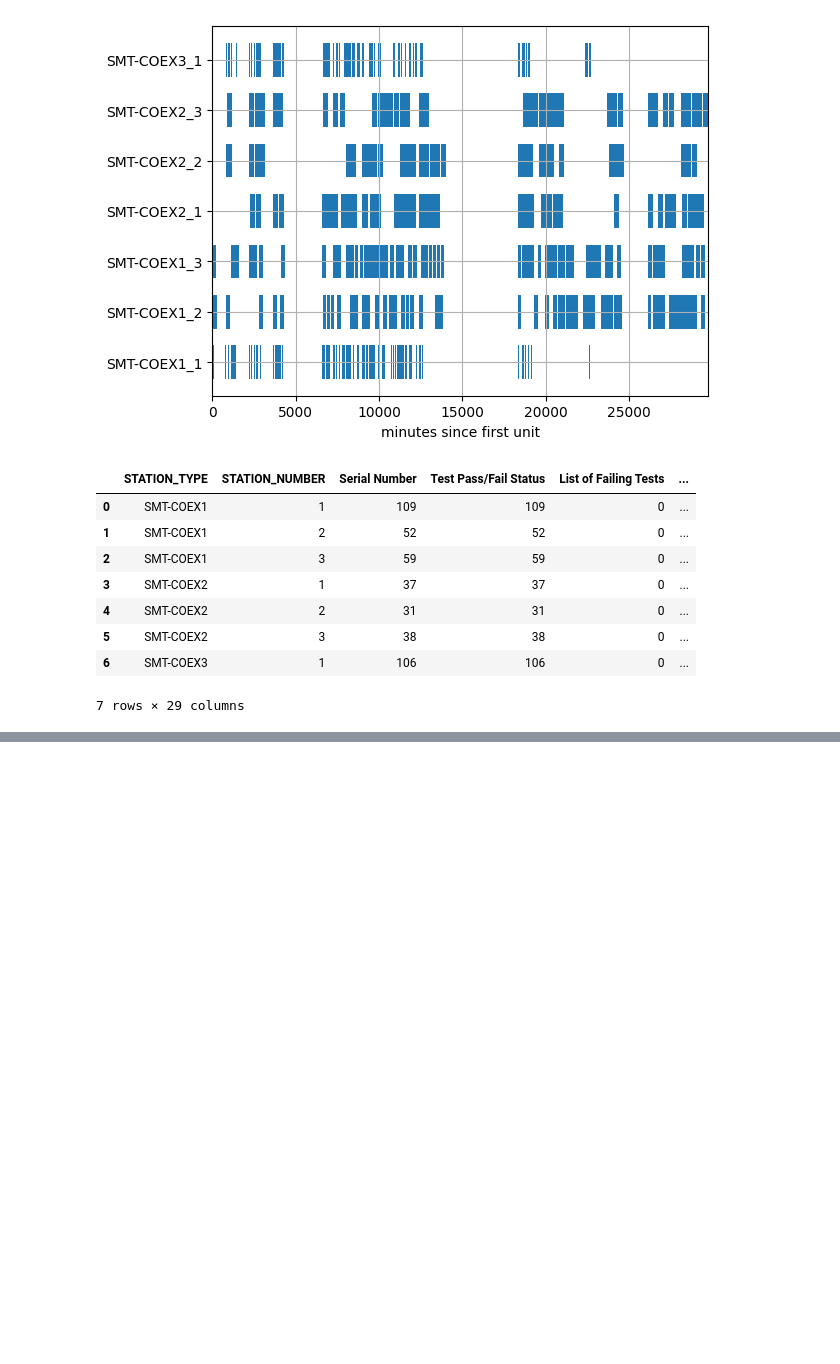
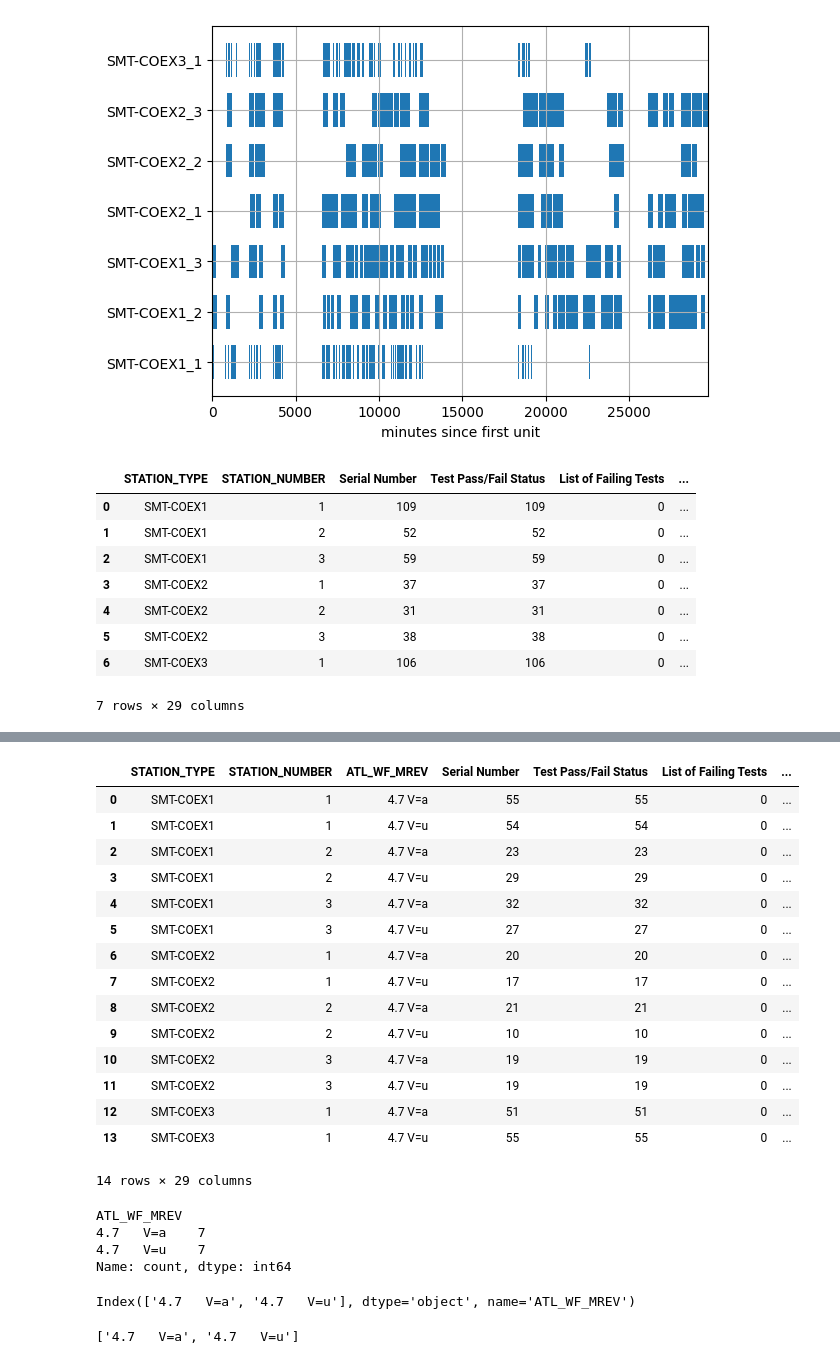
Before and after one commit to qingjie1908/python_learning, a Jupyter notebook: jupyter_notebook/Station_Utility_Statistics.ipynb, the cells around one changed output, grey strips where cells are left out. Saved outputs shown, nothing was run; the diff lists cells and outputs as text; code cells hidden in the pictures; blank space fills up the shorter version.

```diff
--- a/jupyter_notebook/Station_Utility_Statistics.ipynb
+++ b/jupyter_notebook/Station_Utility_Statistics.ipynb
@@ -453,0 +470,35 @@ df1 start time min is: 2023-05-17 19:46:00
+# %%
+grouped_2 = df.groupby(["STATION_TYPE", "STATION_NUMBER", "ATL_WF_MREV"], as_index=False).count()
+grouped_2
+# %% [output]
+|  | STATION_TYPE | STATION_NUMBER | ATL_WF_MREV | Serial Number | Test Pass/Fail Status | List of Failing Tests | ... |
+| 0 | SMT-COEX1 | 1 | 4.7 V=a | 55 | 55 | 0 | ... |
+| 1 | SMT-COEX1 | 1 | 4.7 V=u | 54 | 54 | 0 | ... |
+| 2 | SMT-COEX1 | 2 | 4.7 V=a | 23 | 23 | 0 | ... |
+| 3 | SMT-COEX1 | 2 | 4.7 V=u | 29 | 29 | 0 | ... |
+| 4 | SMT-COEX1 | 3 | 4.7 V=a | 32 | 32 | 0 | ... |
+| 5 | SMT-COEX1 | 3 | 4.7 V=u | 27 | 27 | 0 | ... |
+| 6 | SMT-COEX2 | 1 | 4.7 V=a | 20 | 20 | 0 | ... |
+| 7 | SMT-COEX2 | 1 | 4.7 V=u | 17 | 17 | 0 | ... |
+| 8 | SMT-COEX2 | 2 | 4.7 V=a | 21 | 21 | 0 | ... |
+| 9 | SMT-COEX2 | 2 | 4.7 V=u | 10 | 10 | 0 | ... |
+| 10 | SMT-COEX2 | 3 | 4.7 V=a | 19 | 19 | 0 | ... |
+| 11 | SMT-COEX2 | 3 | 4.7 V=u | 19 | 19 | 0 | ... |
+| 12 | SMT-COEX3 | 1 | 4.7 V=a | 51 | 51 | 0 | ... |
+| 13 | SMT-COEX3 | 1 | 4.7 V=u | 55 | 55 | 0 | ... |
+14 rows × 29 columns
+# %%
+grouped_2['ATL_WF_MREV'].value_counts()
+# %% [output]
+ATL_WF_MREV
+4.7   V=a    7
+4.7   V=u    7
+Name: count, dtype: int64
+# %%
+grouped_2['ATL_WF_MREV'].value_counts().index
+# %% [output]
+Index(['4.7   V=a', '4.7   V=u'], dtype='object', name='ATL_WF_MREV')
+# %%
+list(grouped_2['ATL_WF_MREV'].value_counts().index)
+# %% [output]
+['4.7   V=a', '4.7   V=u']
```
Also changed, not shown: parts of 5 cells of this notebook, 4 other files.
